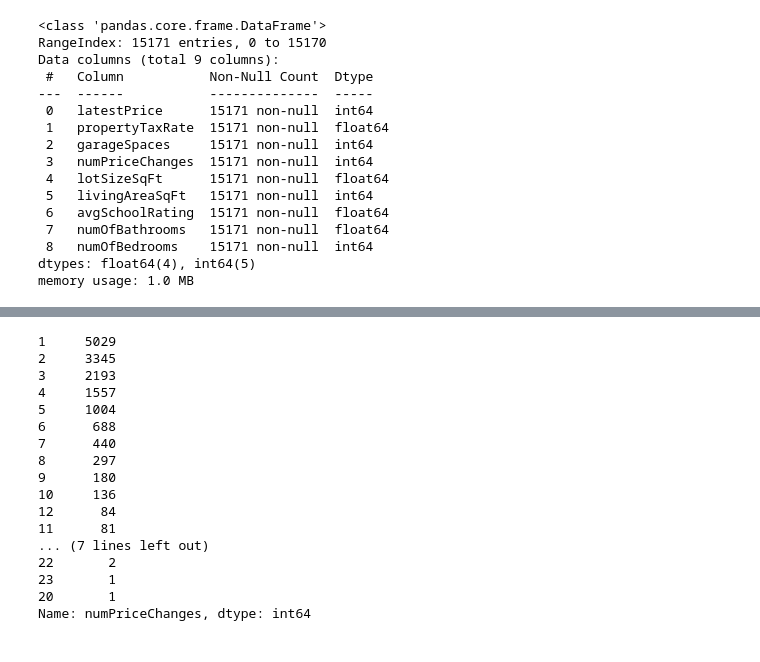
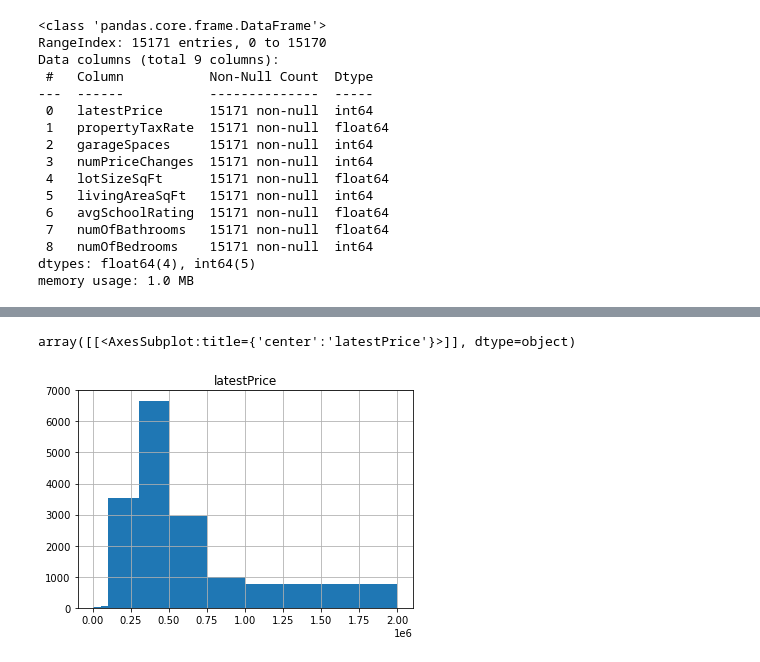
Before and after one commit to Mollyraeprice/finalproject, a Jupyter notebook: Lin_Reg_Model_Testing_FinalProjectD1.ipynb, the cells around one changed output, grey strips where cells are left out. Drawn from its saved outputs; the diff is of its cells as text; code cells hidden in the pictures.

```diff
--- a/Lin_Reg_Model_Testing_FinalProjectD1.ipynb
+++ b/Lin_Reg_Model_Testing_FinalProjectD1.ipynb
@@ -51,22 +87,10 @@ memory usage: 1.0 MB
+# %%
+spending_bins2 = [0, 50000, 100000, 300000, 500000,750000,1000000,2000000]
+df.hist(column='latestPrice', bins=spending_bins2)
+# %% [output]
+array([[<AxesSubplot:title={'center':'latestPrice'}>]], dtype=object)
+[figure, added]
 # %%
-df.numPriceChanges.value_counts()
+#df.numPriceChanges.value_counts()
-# %% [output]
-1     5029
-2     3345
-3     2193
-4     1557
-5     1004
-6      688
-7      440
-8      297
-9      180
-10     136
-12      84
-11      81
-... (7 lines left out)
-22       2
-23       1
-20       1
-Name: numPriceChanges, dtype: int64
 # %%
 # enter scatter plots before scaled here
```
Also changed, not shown: parts of 29 cells of this notebook.
